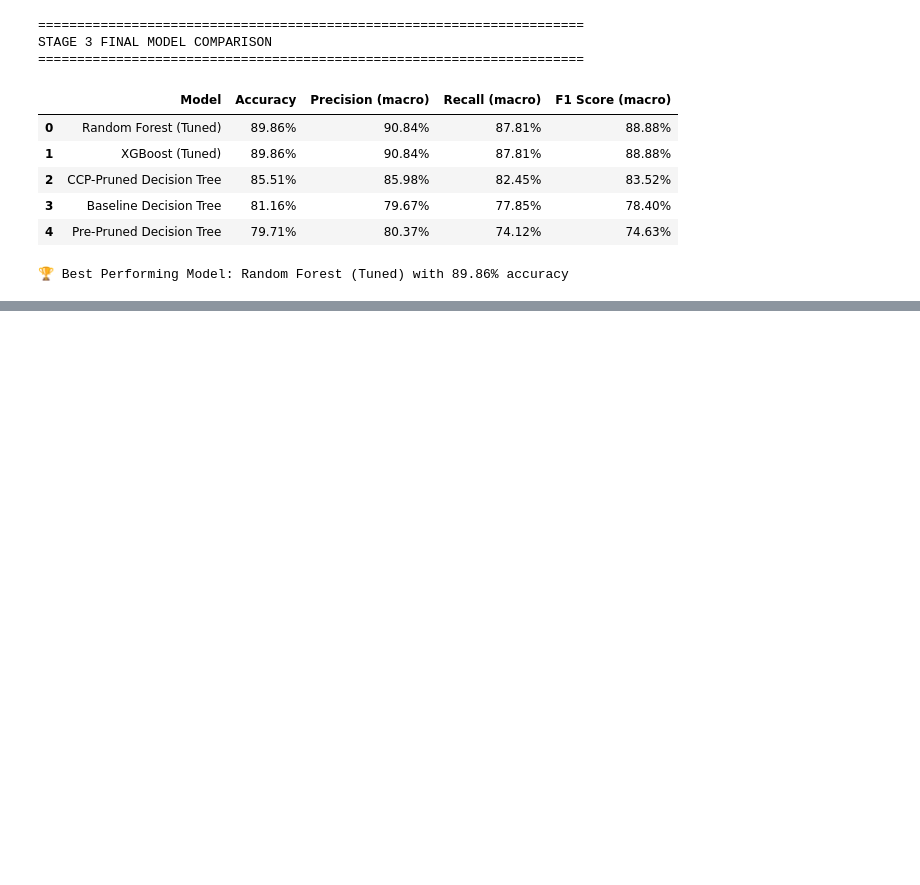
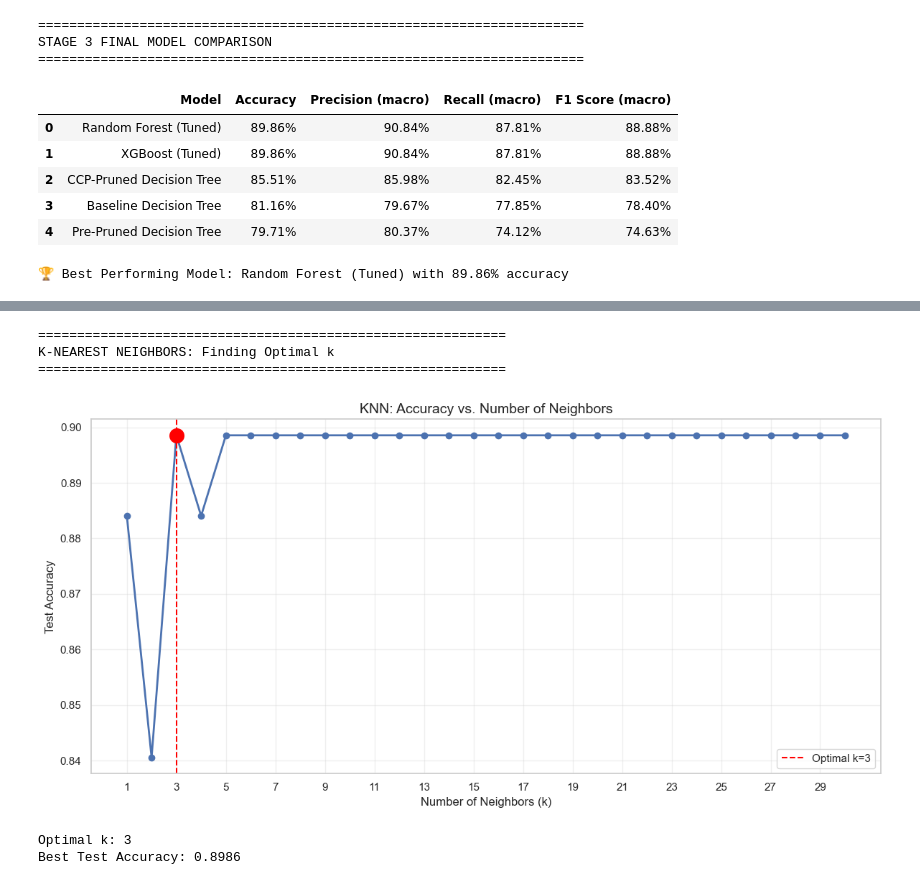
Before and after one commit to AhmedIkram05/haggis-predictive-modeling, a Jupyter notebook: ahmed-ikram.ipynb, the cells around one changed output, grey strips where cells are left out. Saved outputs shown, nothing was run; the diff lists cells and outputs as text; code cells hidden in the pictures; blank space fills up the shorter version.

```diff
--- a/ahmed-ikram.ipynb
+++ b/ahmed-ikram.ipynb
@@ -1468,0 +1482,49 @@ STAGE 3 FINAL MODEL COMPARISON
+# %%
+from sklearn.neighbors import KNeighborsClassifier
+from sklearn.linear_model import LogisticRegression
+
+# ============================================================
+# 4.1.1 DETERMINING OPTIMAL K FOR KNN
+# ============================================================
+print("="*60)
+print("K-NEAREST NEIGHBORS: Finding Optimal k")
+print("="*60)
+
+# Test different values of k
+k_range = range(1, 31)
+k_scores = []
+
+for k in k_range:
+    knn = KNeighborsClassifier(n_neighbors=k)
+    # Use preprocessed training data from Stage 3
+    knn.fit(X_train_transformed, y_train)
+    score = knn.score(X_test_transformed, y_test)
+    k_scores.append(score)
+
+# Plot k vs accuracy
+plt.figure(figsize=(12, 6))
+plt.plot(k_range, k_scores, marker='o', linewidth=2, markersize=6)
+plt.xlabel('Number of Neighbors (k)', fontsize=12)
+plt.ylabel('Test Accuracy', fontsize=12)
+plt.title('KNN: Accuracy vs. Number of Neighbors', fontsize=14)
+plt.xticks(range(1, 31, 2))
+plt.grid(True, alpha=0.3)
+
+# Highlight optimal k
+optimal_k = k_range[np.argmax(k_scores)]
+optimal_accuracy = max(k_scores)
+plt.axvline(x=optimal_k, color='red', linestyle='--', label=f'Optimal k={optimal_k}')
+plt.scatter([optimal_k], [optimal_accuracy], color='red', s=200, zorder=5)
+plt.legend()
+plt.tight_layout()
+plt.show()
+
+print(f"\nOptimal k: {optimal_k}")
+print(f"Best Test Accuracy: {optimal_accuracy:.4f}")
+# %% [output]
+============================================================
+K-NEAREST NEIGHBORS: Finding Optimal k
+============================================================
+[figure, added]
+Optimal k: 3
+Best Test Accuracy: 0.8986
```
Also changed, not shown: parts of 23 cells of this notebook.
